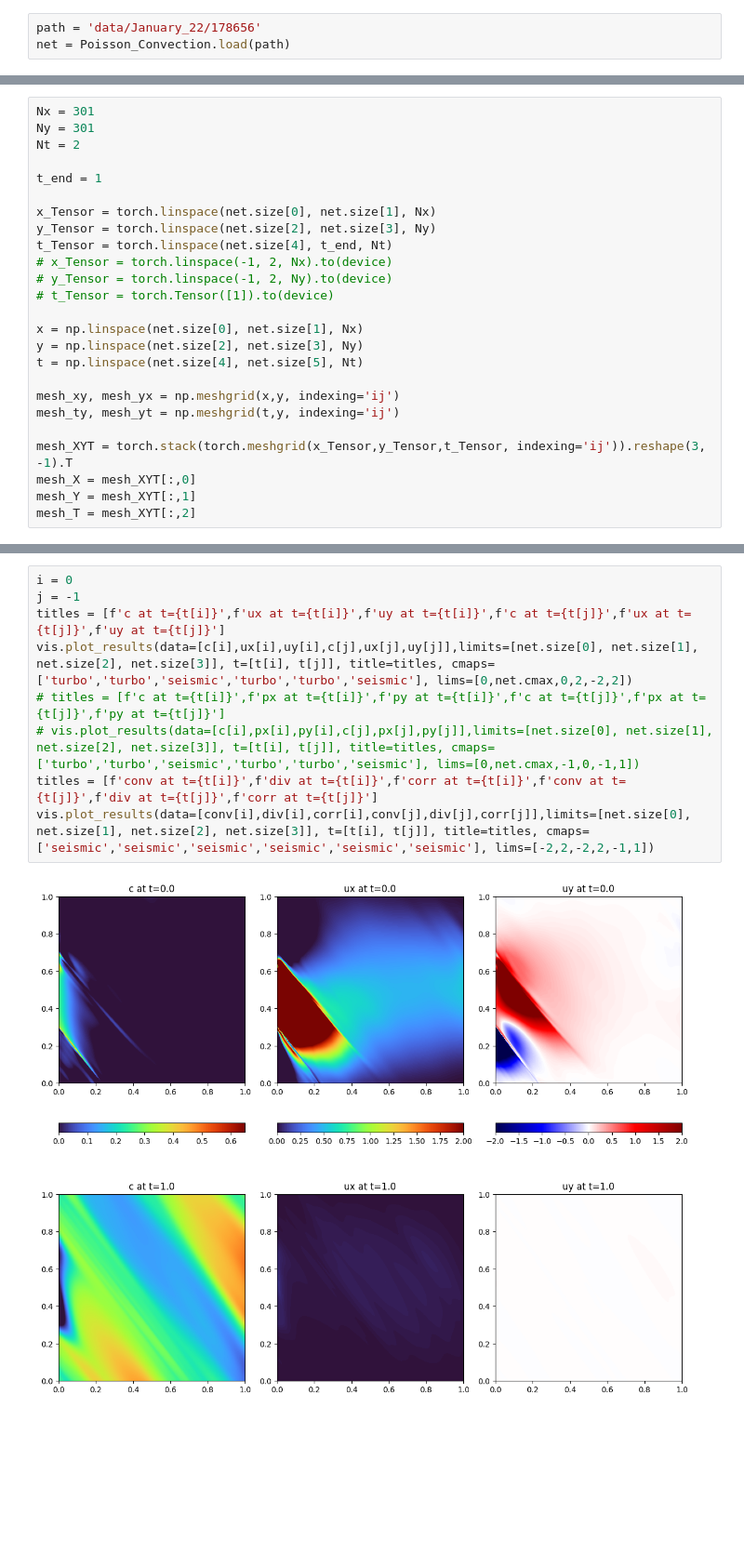
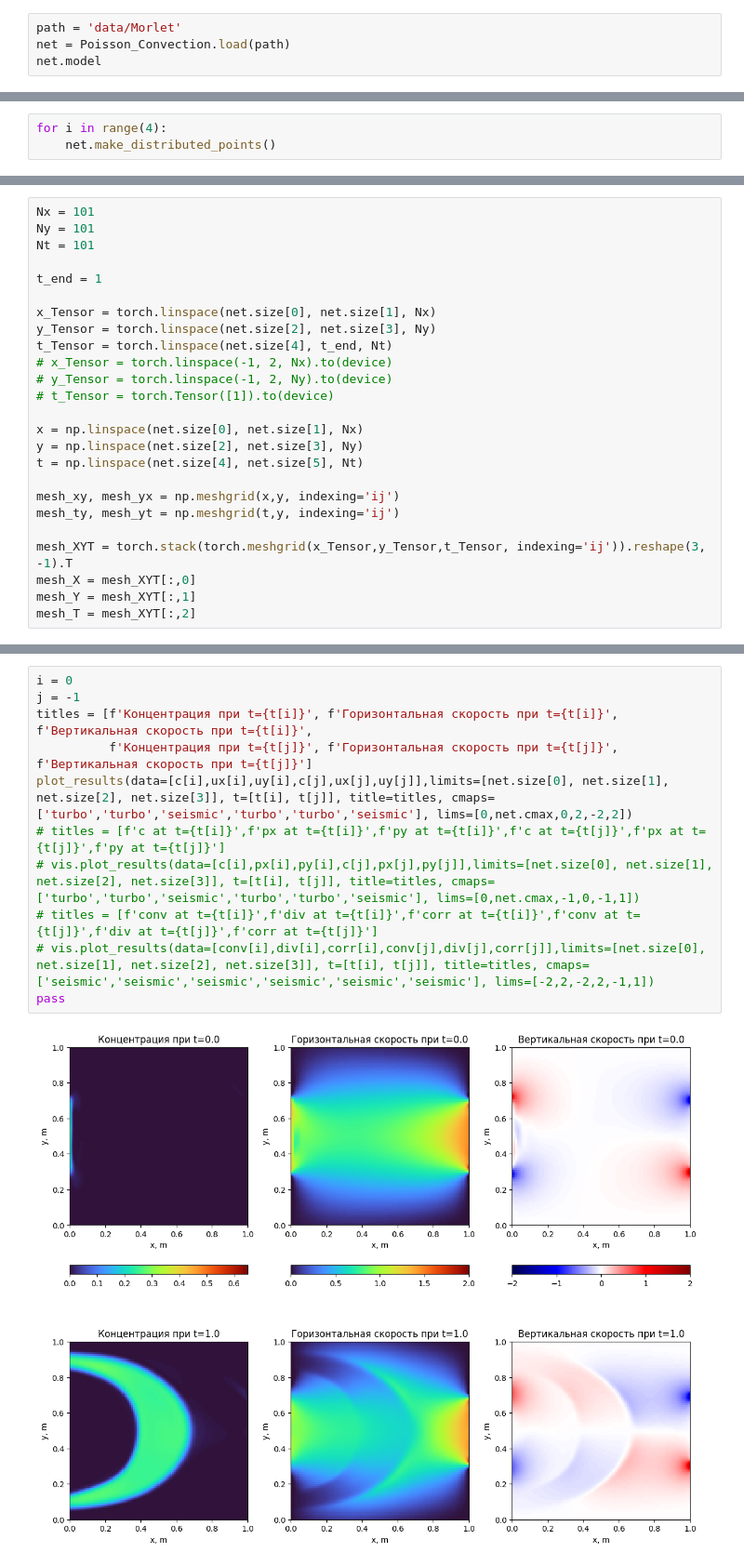
Before and after one commit to Kusok0vody/PyTorch_PiNN_for_Poisson_convection_equations_system, a Jupyter notebook: test.ipynb, the cells around one changed output, grey strips where cells are left out. Shown at 93% size. Cells and saved outputs as stored; diff of their text form; blank space fills up the shorter version.

```diff
--- a/test.ipynb
+++ b/test.ipynb
@@ -23,5 +23,6 @@ print(device)
 # %% [output]
 cuda:0
 # %%
-path = 'data/January_22/178656'
+path = 'data/Morlet'
 net = Poisson_Convection.load(path)
+net.model
@@ -28,3 +43,6 @@ net = Poisson_Convection.load(path)
+# %%
+for i in range(4):
+    net.make_distributed_points()
 # %%
 print (net.losses[-1], len(net.losses))
 fig = plt.figure(dpi=150)
@@ -44,7 +62,7 @@ plt.yscale('log')
 # %%
-Nx = 301
-Ny = 301
-Nt = 2
+Nx = 101
+Ny = 101
+Nt = 101
 
 t_end = 1
 
@@ -100,11 +116,13 @@ net.make_distributed_points()
 # %%
 i = 0
 j = -1
-titles = [f'c at t={t[i]}',f'ux at t={t[i]}',f'uy at t={t[i]}',f'c at t={t[j]}',f'ux at t={t[j]}',f'uy at t={t[j]}']
-vis.plot_results(data=[c[i],ux[i],uy[i],c[j],ux[j],uy[j]],limits=[net.size[0], net.size[1], net.size[2], net.size[3]], t=[t[i], t[j]], title=titles, cmaps=['turbo','turbo','seismic','turbo','turbo','seismic'], lims=[0,net.cmax,0,2,-2,2])
+titles = [f'Концентрация при t={t[i]}', f'Горизонтальная скорость при t={t[i]}', f'Вертикальная скорость при t={t[i]}',
+          f'Концентрация при t={t[j]}', f'Горизонтальная скорость при t={t[j]}', f'Вертикальная скорость при t={t[j]}']
+plot_results(data=[c[i],ux[i],uy[i],c[j],ux[j],uy[j]],limits=[net.size[0], net.size[1], net.size[2], net.size[3]], t=[t[i], t[j]], title=titles, cmaps=['turbo','turbo','seismic','turbo','turbo','seismic'], lims=[0,net.cmax,0,2,-2,2])
 # titles = [f'c at t={t[i]}',f'px at t={t[i]}',f'py at t={t[i]}',f'c at t={t[j]}',f'px at t={t[j]}',f'py at t={t[j]}']
 # vis.plot_results(data=[c[i],px[i],py[i],c[j],px[j],py[j]],limits=[net.size[0], net.size[1], net.size[2], net.size[3]], t=[t[i], t[j]], title=titles, cmaps=['turbo','turbo','seismic','turbo','turbo','seismic'], lims=[0,net.cmax,-1,0,-1,1])
-titles = [f'conv at t={t[i]}',f'div at t={t[i]}',f'corr at t={t[i]}',f'conv at t={t[j]}',f'div at t={t[j]}',f'corr at t={t[j]}']
-vis.plot_results(data=[conv[i],div[i],corr[i],conv[j],div[j],corr[j]],limits=[net.size[0], net.size[1], net.size[2], net.size[3]], t=[t[i], t[j]], title=titles, cmaps=['seismic','seismic','seismic','seismic','seismic','seismic'], lims=[-2,2,-2,2,-1,1])
+# titles = [f'conv at t={t[i]}',f'div at t={t[i]}',f'corr at t={t[i]}',f'conv at t={t[j]}',f'div at t={t[j]}',f'corr at t={t[j]}']
+# vis.plot_results(data=[conv[i],div[i],corr[i],conv[j],div[j],corr[j]],limits=[net.size[0], net.size[1], net.size[2], net.size[3]], t=[t[i], t[j]], title=titles, cmaps=['seismic','seismic','seismic','seismic','seismic','seismic'], lims=[-2,2,-2,2,-1,1])
+pass
 # %% [output]
-[figure, old version]
+[figure, new version]
```
Also changed, not shown: parts of 17 cells of this notebook, 7 other files.
